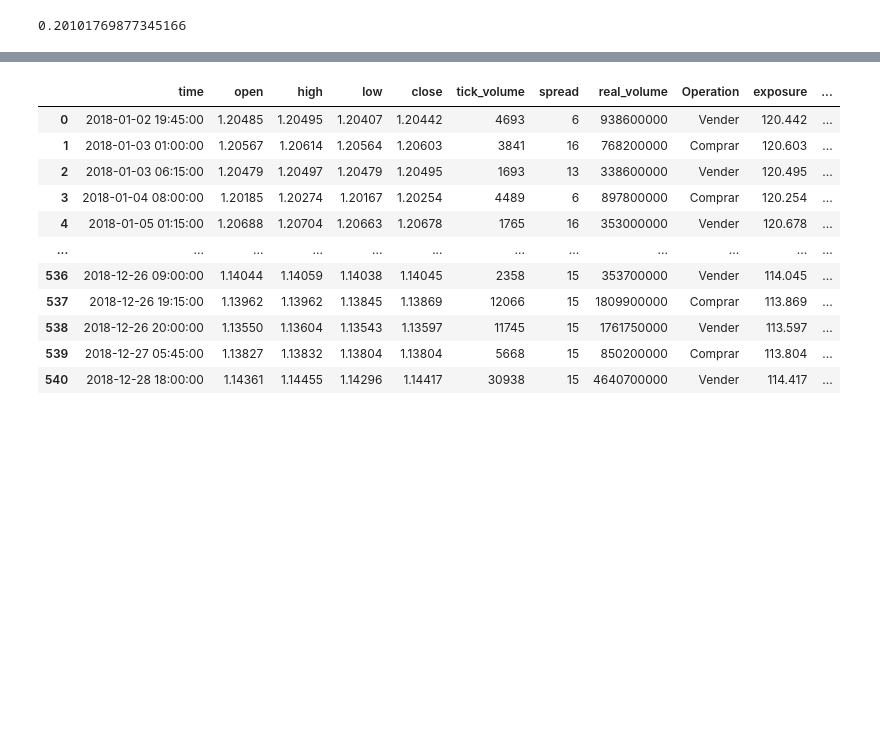
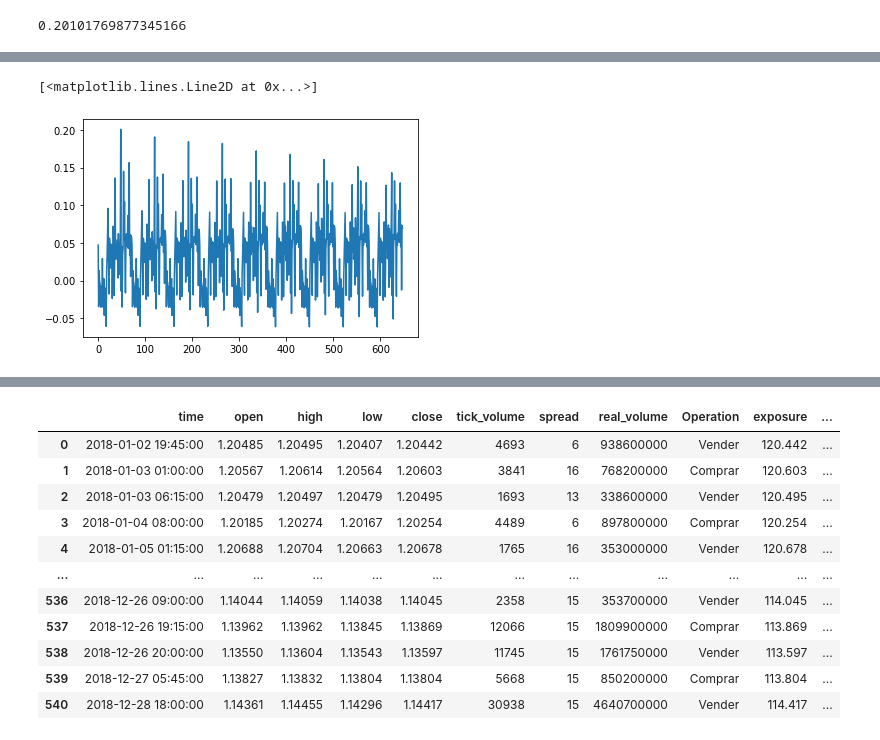
Before and after one commit to labv98/MyST_LAB_5_E1, a Jupyter notebook: Notebook_LAB5.ipynb, the cells around one changed output, grey strips where cells are left out. Cells and saved outputs as stored; diff of their text form; code cells hidden in the pictures; blank space fills up the shorter version.

```diff
--- a/Notebook_LAB5.ipynb
+++ b/Notebook_LAB5.ipynb
@@ -474,0 +1152,5 @@ resultados
+# %%
+plt.plot(resultados)
+# %% [output]
+[<matplotlib.lines.Line2D at 0x...>]
+[figure, added]
```
Also changed, not shown: parts of 20 cells of this notebook, 6 other files.
